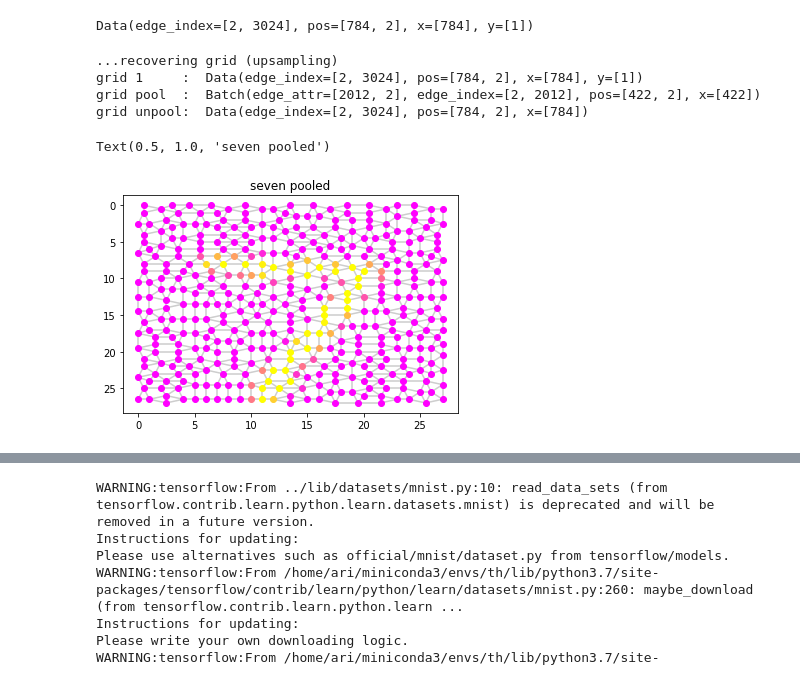
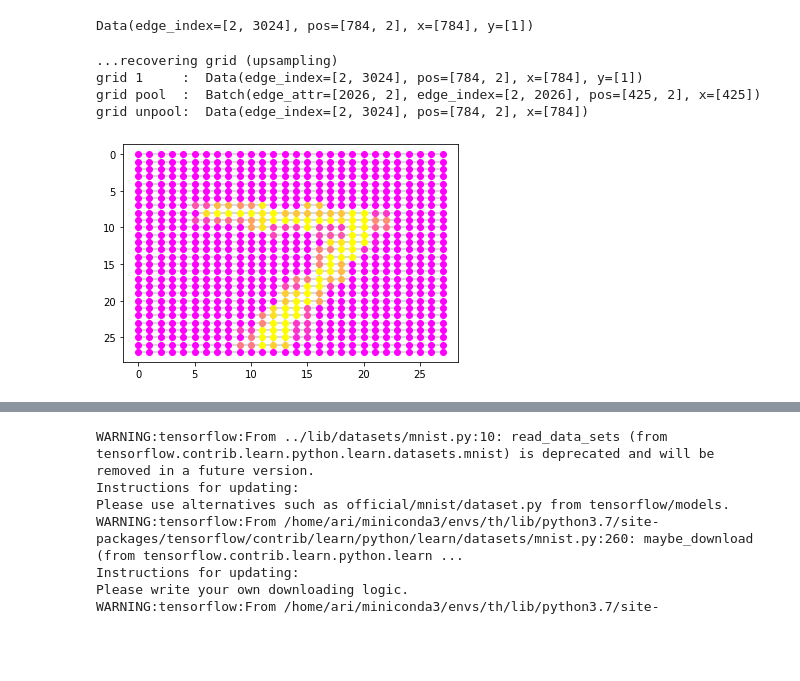
Before and after one commit to aiporre/gcn_segmentation, a Jupyter notebook: examples/Pooling and unpooling layers.ipynb, the cells around one changed output, grey strips where cells are left out. Cells and saved outputs as stored; diff of their text form; code cells hidden in the pictures; blank space fills up the shorter version.

```diff
--- a/examples/Pooling and unpooling layers.ipynb
+++ b/examples/Pooling and unpooling layers.ipynb
@@ -216,17 +204,16 @@ data, cluster = cluster_grid(grid)
 # %%
 print('...recovering grid (upsampling)')
 print('grid 1     : ', grid)
 print('grid pool  : ', data)
 
 grid_recovered = recover_grid(data, pos=grid.pos, edge_index=grid.edge_index, cluster=cluster)
 
 print('grid unpool: ',grid_recovered)
-plot_tensor(data)
-plt.title('seven pooled')
+
+plot_tensor(grid_recovered)
 # %% [output]
 ...recovering grid (upsampling)
 grid 1     :  Data(edge_index=[2, 3024], pos=[784, 2], x=[784], y=[1])
-grid pool  :  Batch(edge_attr=[2012, 2], edge_index=[2, 2012], pos=[422, 2], x=[422])
+grid pool  :  Batch(edge_attr=[2026, 2], edge_index=[2, 2026], pos=[425, 2], x=[425])
 grid unpool:  Data(edge_index=[2, 3024], pos=[784, 2], x=[784])
-Text(0.5, 1.0, 'seven pooled')
-[figure, old version]
+[figure, new version]
```
Also changed, not shown: parts of 24 cells of this notebook, 5 other files.
